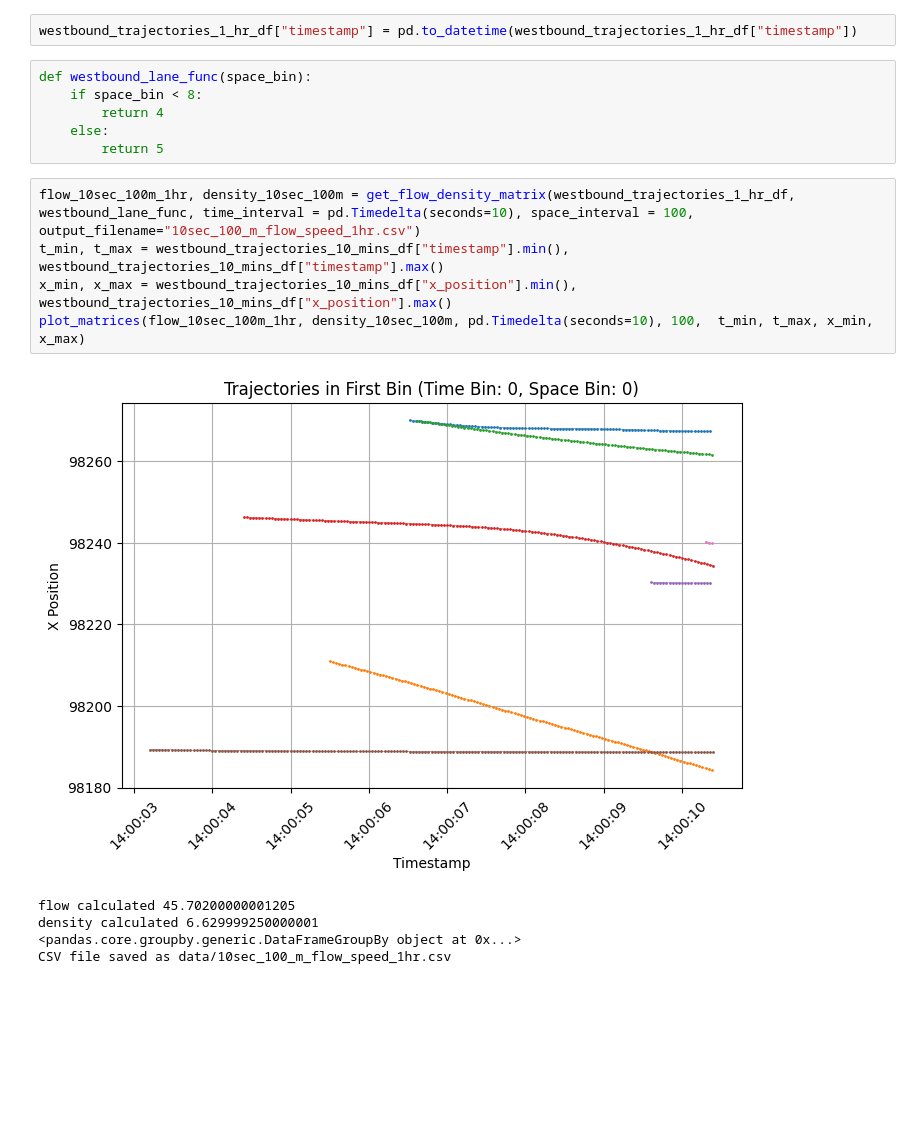
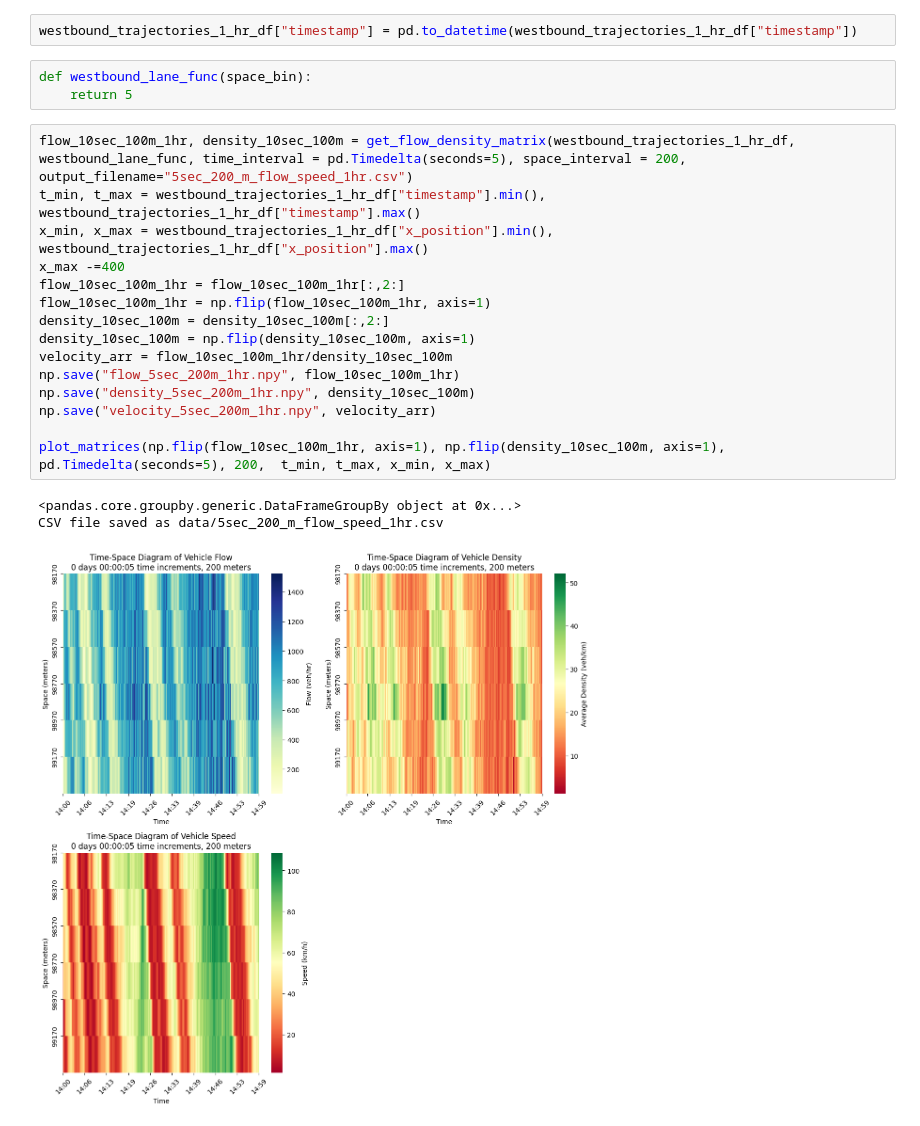
Before and after one commit to woxsao/macroscopic-sim-calibration, a Jupyter notebook: FlowSpeed.ipynb, the cells around one changed output. Saved outputs shown, nothing was run; the diff lists cells and outputs as text; blank space fills up the shorter version.

```diff
--- a/FlowSpeed.ipynb
+++ b/FlowSpeed.ipynb
@@ -280,18 +236,23 @@ westbound_trajectories_1_hr_df = pd.read_csv("data/westbound_trajectories_1_hr_d
 westbound_trajectories_1_hr_df["timestamp"] = pd.to_datetime(westbound_trajectories_1_hr_df["timestamp"])
 # %%
 def westbound_lane_func(space_bin):
-    if space_bin < 8:
-        return 4
-    else:
-        return 5
+    return 5
 # %%
-flow_10sec_100m_1hr, density_10sec_100m = get_flow_density_matrix(westbound_trajectories_1_hr_df, westbound_lane_func, time_interval = pd.Timedelta(seconds=10), space_interval = 100, output_filename="10sec_100_m_flow_speed_1hr.csv")
-t_min, t_max = westbound_trajectories_10_mins_df["timestamp"].min(), westbound_trajectories_10_mins_df["timestamp"].max()
-x_min, x_max = westbound_trajectories_10_mins_df["x_position"].min(), westbound_trajectories_10_mins_df["x_position"].max()
-plot_matrices(flow_10sec_100m_1hr, density_10sec_100m, pd.Timedelta(seconds=10), 100,  t_min, t_max, x_min, x_max)
+flow_10sec_100m_1hr, density_10sec_100m = get_flow_density_matrix(westbound_trajectories_1_hr_df, westbound_lane_func, time_interval = pd.Timedelta(seconds=5), space_interval = 200, output_filename="5sec_200_m_flow_speed_1hr.csv")
+t_min, t_max = westbound_trajectories_1_hr_df["timestamp"].min(), westbound_trajectories_1_hr_df["timestamp"].max()
+x_min, x_max = westbound_trajectories_1_hr_df["x_position"].min(), westbound_trajectories_1_hr_df["x_position"].max()
+x_max -=400
+flow_10sec_100m_1hr = flow_10sec_100m_1hr[:,2:]
+flow_10sec_100m_1hr = np.flip(flow_10sec_100m_1hr, axis=1)
+density_10sec_100m = density_10sec_100m[:,2:]
+density_10sec_100m = np.flip(density_10sec_100m, axis=1)
+velocity_arr = flow_10sec_100m_1hr/density_10sec_100m
+np.save("flow_5sec_200m_1hr.npy", flow_10sec_100m_1hr)
+np.save("density_5sec_200m_1hr.npy", density_10sec_100m)
+np.save("velocity_5sec_200m_1hr.npy", velocity_arr)
+
+plot_matrices(np.flip(flow_10sec_100m_1hr, axis=1), np.flip(density_10sec_100m, axis=1), pd.Timedelta(seconds=5), 200,  t_min, t_max, x_min, x_max)
 # %% [output]
+<pandas.core.groupby.generic.DataFrameGroupBy object at 0x...>
+CSV file saved as data/5sec_200_m_flow_speed_1hr.csv
-[figure, old version]
+[figure, new version]
-flow calculated 45.70200000001205
-density calculated 6.629999250000001
-<pandas.core.groupby.generic.DataFrameGroupBy object at 0x...>
-CSV file saved as data/10sec_100_m_flow_speed_1hr.csv
```
Also changed, not shown: parts of 8 cells of this notebook, 9 other files.
